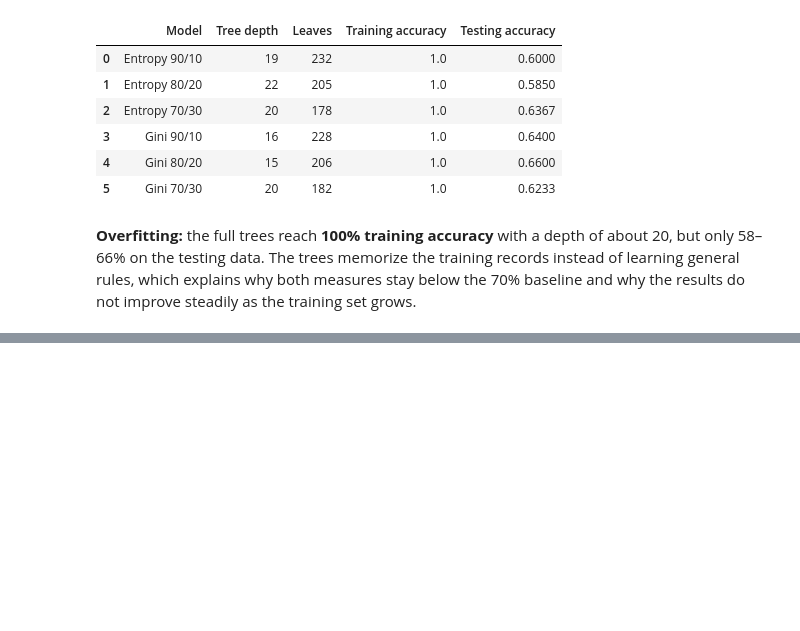
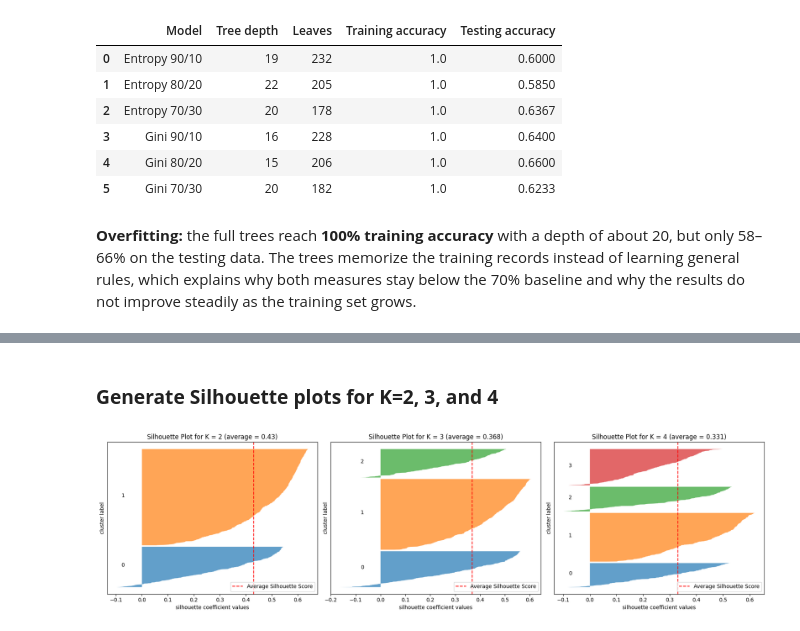
Before and after one commit to saraalmazroa/-IT326-DataMining-Project-, a Jupyter notebook: Phase3.ipynb, the cells around one changed output, grey strips where cells are left out. Saved outputs shown, nothing was run; the diff lists cells and outputs as text; code cells hidden in the pictures; blank space fills up the shorter version.

```diff
--- a/Phase3.ipynb
+++ b/Phase3.ipynb
@@ -582,0 +688,30 @@ fit_check.round(4)
+# %% [markdown]
+### **Generate Silhouette plots for K=2, 3, and 4**
+# %%
+import numpy as np
+from sklearn.metrics import silhouette_samples
+import matplotlib.pyplot as plt
+
+plt.figure(figsize=(18, 5))
+for i, k in enumerate([2, 3, 4]):
+    labels = cluster_labels[k]
+    sil_values = silhouette_samples(features, labels)   # silhouette of every point
+
+    plt.subplot(1, 3, i + 1)
+    y_start = 0
+    for c in range(k):
+        values = np.sort(sil_values[labels == c])        # points of cluster c, sorted
+        plt.fill_betweenx(np.arange(y_start, y_start + len(values)), 0, values, alpha=0.7)
+        plt.text(-0.08, y_start + len(values) / 2, str(c))
+        y_start = y_start + len(values) + 10
+    plt.axvline(sil_values.mean(), color='red', linestyle='--', label='Average Silhouette Score')
+    plt.title('Silhouette Plot for K = ' + str(k) + ' (average = ' + str(round(sil_values.mean(), 3)) + ')')
+    plt.xlabel('silhouette coefficient values')
+    plt.ylabel('cluster label')
+    plt.yticks([])
+    plt.legend()
+
+plt.tight_layout()
+plt.show()
+# %% [output]
+[figure, added]
```
Also changed, not shown: parts of 16 cells of this notebook.
